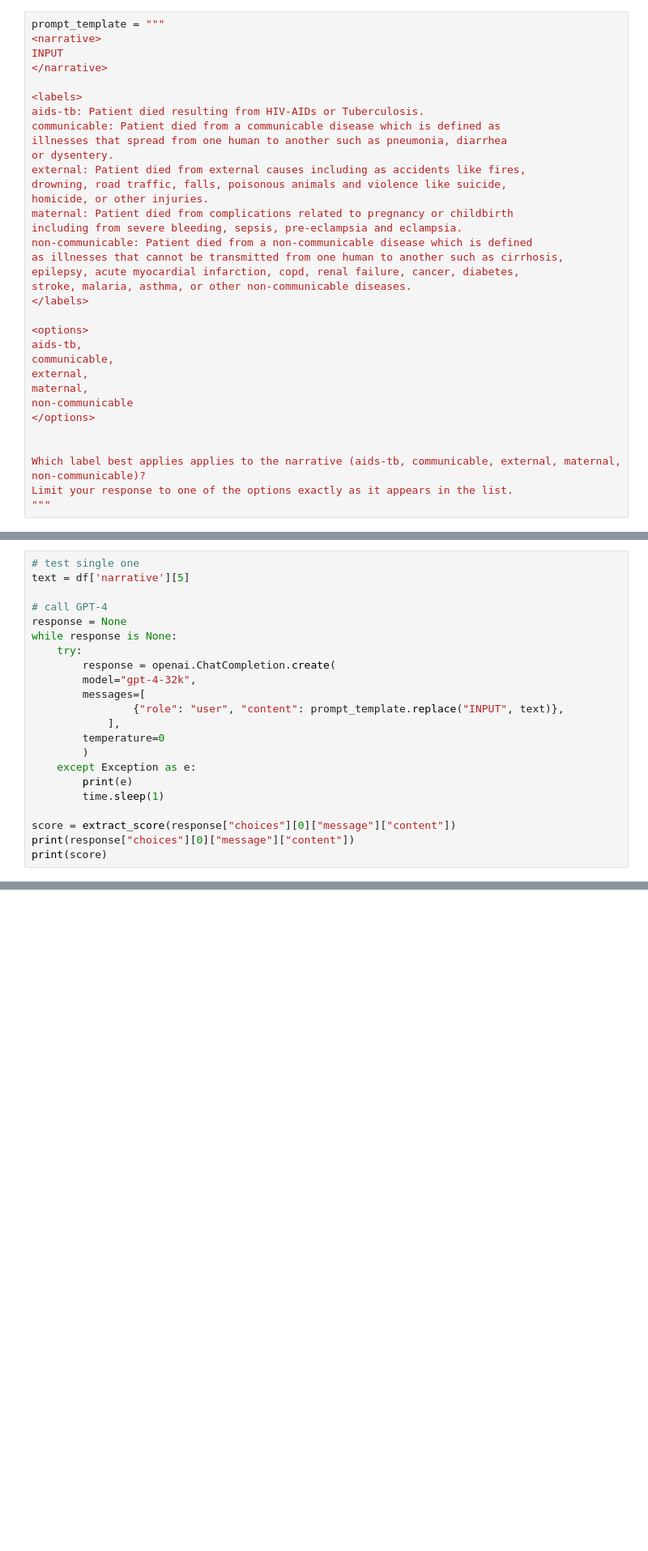
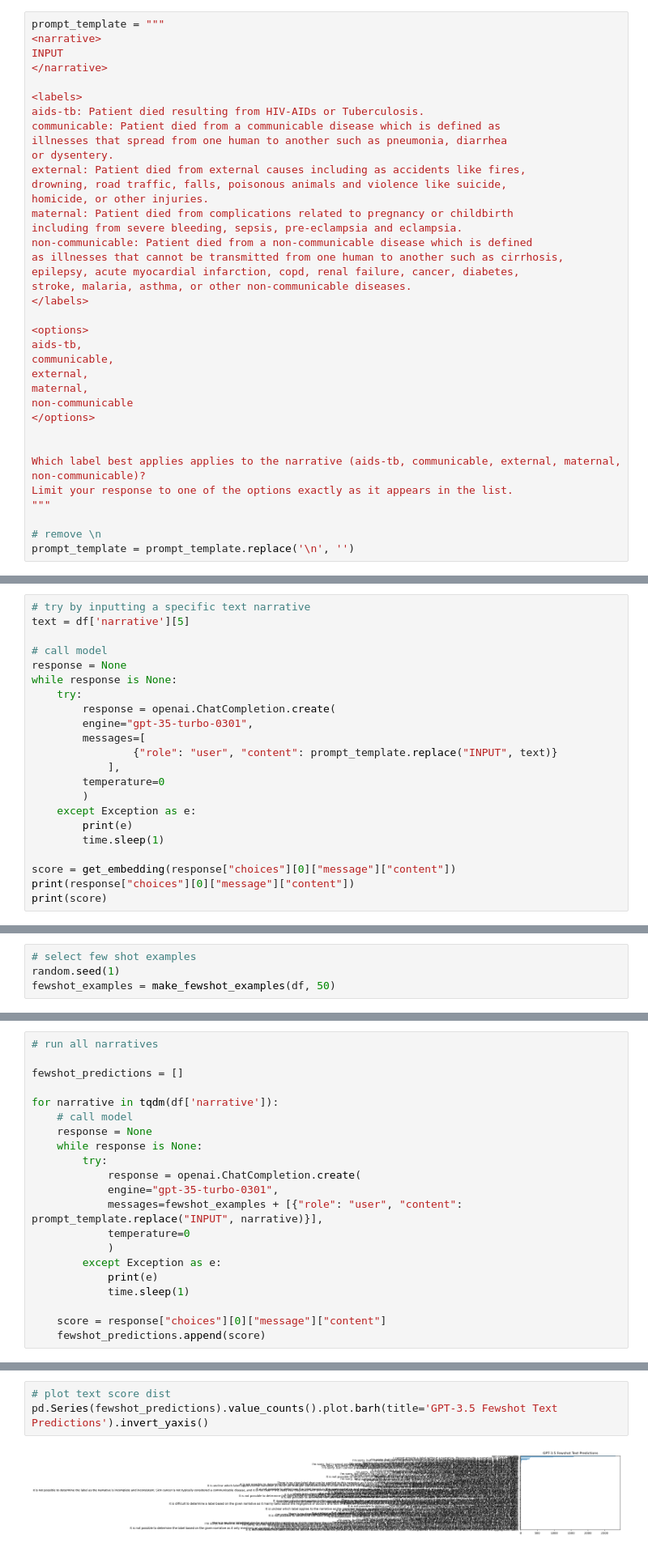
Before and after one commit to avisokay/va_nlp, a Jupyter notebook: src/gpt_nlp/prompt_engineering.ipynb, the cells around one changed output, grey strips where cells are left out. Shown at 81% size. Cells and saved outputs as stored; diff of their text form; blank space fills up the shorter version.

Commit message:
ran few shot

```diff
--- a/src/gpt_nlp/prompt_engineering.ipynb
+++ b/src/gpt_nlp/prompt_engineering.ipynb
@@ -70,6 +80,9 @@ non-communicable
 Which label best applies applies to the narrative (aids-tb, communicable, external, maternal, non-communicable)?
 Limit your response to one of the options exactly as it appears in the list.
 """
+
+# remove \n
+prompt_template = prompt_template.replace('\n', '')
 # %%
 def inspect_narrative(row):
     print('Narrative: ' + df['narrative'][row])
@@ -88,15 +101,15 @@ GPT-Response: non-communicable
 # %%
-# test single one
+# try by inputting a specific text narrative
 text = df['narrative'][5]
 
-# call GPT-4
+# call model
 response = None
 while response is None:
     try:
         response = openai.ChatCompletion.create(
-        model="gpt-4-32k",
+        engine="gpt-35-turbo-0301",
         messages=[
-                {"role": "user", "content": prompt_template.replace("INPUT", text)},
+                {"role": "user", "content": prompt_template.replace("INPUT", text)}
             ],
         temperature=0
         )
@@ -104,7 +117,7 @@ while response is None:
         print(e)
         time.sleep(1)
 
-score = extract_score(response["choices"][0]["message"]["content"])
+score = get_embedding(response["choices"][0]["message"]["content"])
 print(response["choices"][0]["message"]["content"])
 print(score)
 # %% [output]
@@ -135,0 +196,4 @@ for i, statement in tqdm(statements.iterrows()):
+# %%
+# select few shot examples
+random.seed(1)
+fewshot_examples = make_fewshot_examples(df, 50)
@@ -135,0 +202,21 @@ for i, statement in tqdm(statements.iterrows()):
+# %%
+# run all narratives
+
+fewshot_predictions = []
+
+for narrative in tqdm(df['narrative']):
+    # call model
+    response = None
+    while response is None:
+        try:
+            response = openai.ChatCompletion.create(
+            engine="gpt-35-turbo-0301",
+            messages=fewshot_examples + [{"role": "user", "content": prompt_template.replace("INPUT", narrative)}],
+            temperature=0
+            )
+        except Exception as e:
+            print(e)
+            time.sleep(1)
+
+    score = response["choices"][0]["message"]["content"]
+    fewshot_predictions.append(score)
@@ -135,0 +230,5 @@ for i, statement in tqdm(statements.iterrows()):
+# %%
+# plot text score dist
+pd.Series(fewshot_predictions).value_counts().plot.barh(title='GPT-3.5 Fewshot Text Predictions').invert_yaxis()
+# %% [output]
+[figure, added]
```
Also changed, not shown: parts of 24 cells of this notebook, 8 other files.
